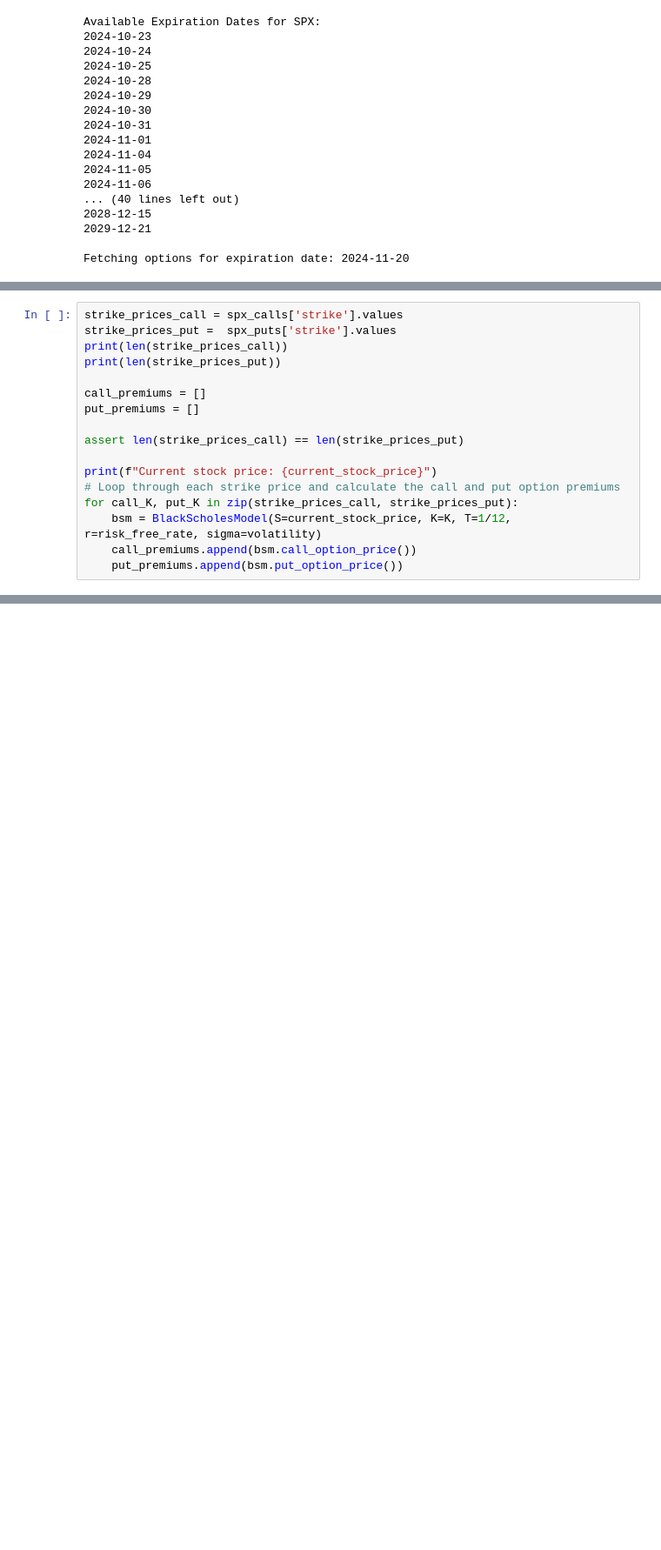
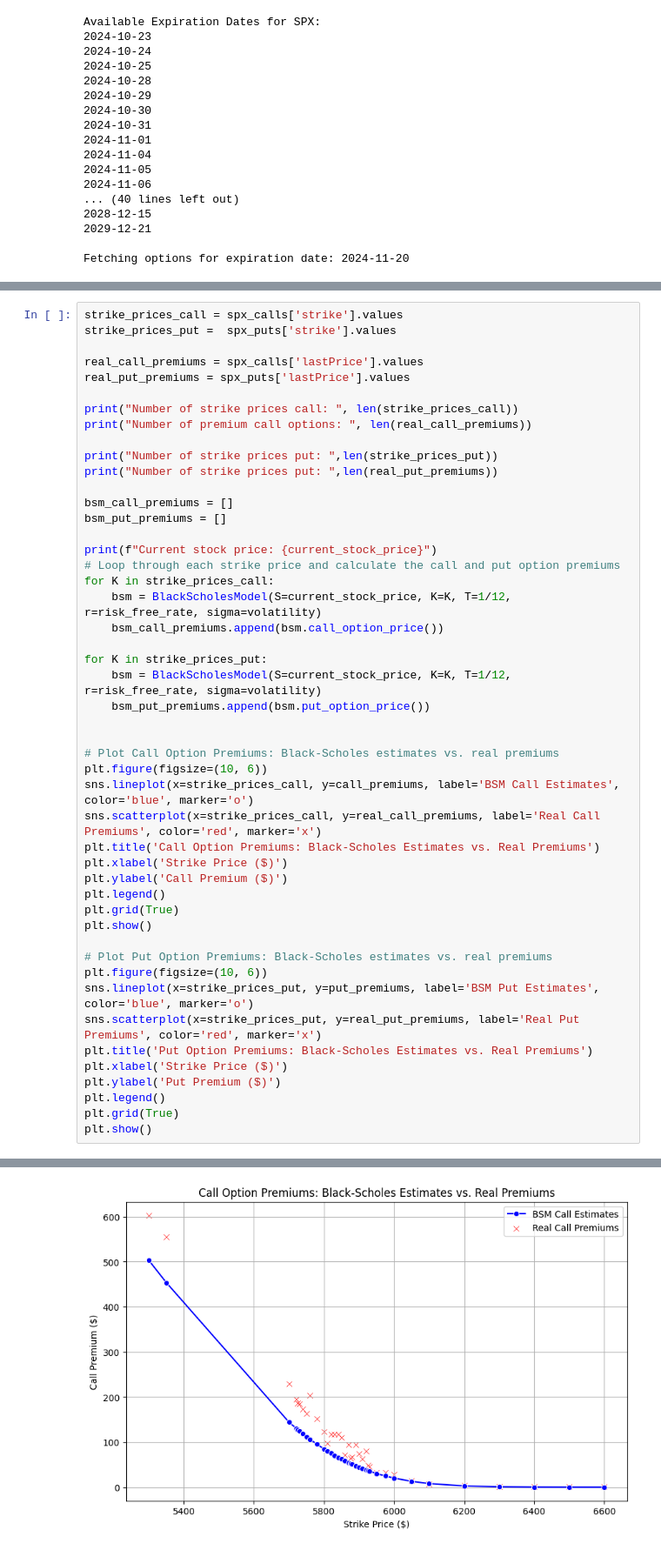
Before and after one commit to yCobanoglu/gitpod-data-science, a Jupyter notebook: src/quickstart.ipynb, the cells around one changed output, grey strips where cells are left out. Shown at 87% size. Drawn from its saved outputs; the diff is of its cells as text; blank space fills up the shorter version.

Commit message:
compare estimates vs real world

```diff
--- a/src/quickstart.ipynb
+++ b/src/quickstart.ipynb
@@ -189,17 +171,0 @@ JPM Historical Volatility: 0.19909059366562598
-# %%
-strike_prices_call = spx_calls['strike'].values
-strike_prices_put =  spx_puts['strike'].values
-print(len(strike_prices_call))
-print(len(strike_prices_put))
-
-call_premiums = []
-put_premiums = []
-
-assert len(strike_prices_call) == len(strike_prices_put)
-
-print(f"Current stock price: {current_stock_price}")
-# Loop through each strike price and calculate the call and put option premiums
-for call_K, put_K in zip(strike_prices_call, strike_prices_put):
-    bsm = BlackScholesModel(S=current_stock_price, K=K, T=1/12, r=risk_free_rate, sigma=volatility)
-    call_premiums.append(bsm.call_option_price())
-    put_premiums.append(bsm.put_option_price())
@@ -209,0 +172,49 @@ AssertionError:
+# %%
+strike_prices_call = spx_calls['strike'].values
+strike_prices_put =  spx_puts['strike'].values
+
+real_call_premiums = spx_calls['lastPrice'].values
+real_put_premiums = spx_puts['lastPrice'].values
+
+print("Number of strike prices call: ", len(strike_prices_call))
+print("Number of premium call options: ", len(real_call_premiums))
+
+print("Number of strike prices put: ",len(strike_prices_put))
+print("Number of strike prices put: ",len(real_put_premiums))
+
+bsm_call_premiums = []
+bsm_put_premiums = []
+
+print(f"Current stock price: {current_stock_price}")
+# Loop through each strike price and calculate the call and put option premiums
+for K in strike_prices_call:
+    bsm = BlackScholesModel(S=current_stock_price, K=K, T=1/12, r=risk_free_rate, sigma=volatility)
+    bsm_call_premiums.append(bsm.call_option_price())
+
+for K in strike_prices_put:
+    bsm = BlackScholesModel(S=current_stock_price, K=K, T=1/12, r=risk_free_rate, sigma=volatility)
+    bsm_put_premiums.append(bsm.put_option_price())
+
+
+# Plot Call Option Premiums: Black-Scholes estimates vs. real premiums
+plt.figure(figsize=(10, 6))
+sns.lineplot(x=strike_prices_call, y=call_premiums, label='BSM Call Estimates', color='blue', marker='o')
+sns.scatterplot(x=strike_prices_call, y=real_call_premiums, label='Real Call Premiums', color='red', marker='x')
+plt.title('Call Option Premiums: Black-Scholes Estimates vs. Real Premiums')
+plt.xlabel('Strike Price ($)')
+plt.ylabel('Call Premium ($)')
+plt.legend()
+plt.grid(True)
+plt.show()
+
+# Plot Put Option Premiums: Black-Scholes estimates vs. real premiums
+plt.figure(figsize=(10, 6))
+sns.lineplot(x=strike_prices_put, y=put_premiums, label='BSM Put Estimates', color='blue', marker='o')
+sns.scatterplot(x=strike_prices_put, y=real_put_premiums, label='Real Put Premiums', color='red', marker='x')
+plt.title('Put Option Premiums: Black-Scholes Estimates vs. Real Premiums')
+plt.xlabel('Strike Price ($)')
+plt.ylabel('Put Premium ($)')
+plt.legend()
+plt.grid(True)
+plt.show()
+# %% [output]
@@ -209,0 +226 @@ AssertionError:
+[figure, added]
```
Also changed, not shown: parts of 7 cells of this notebook, 1 other file.
